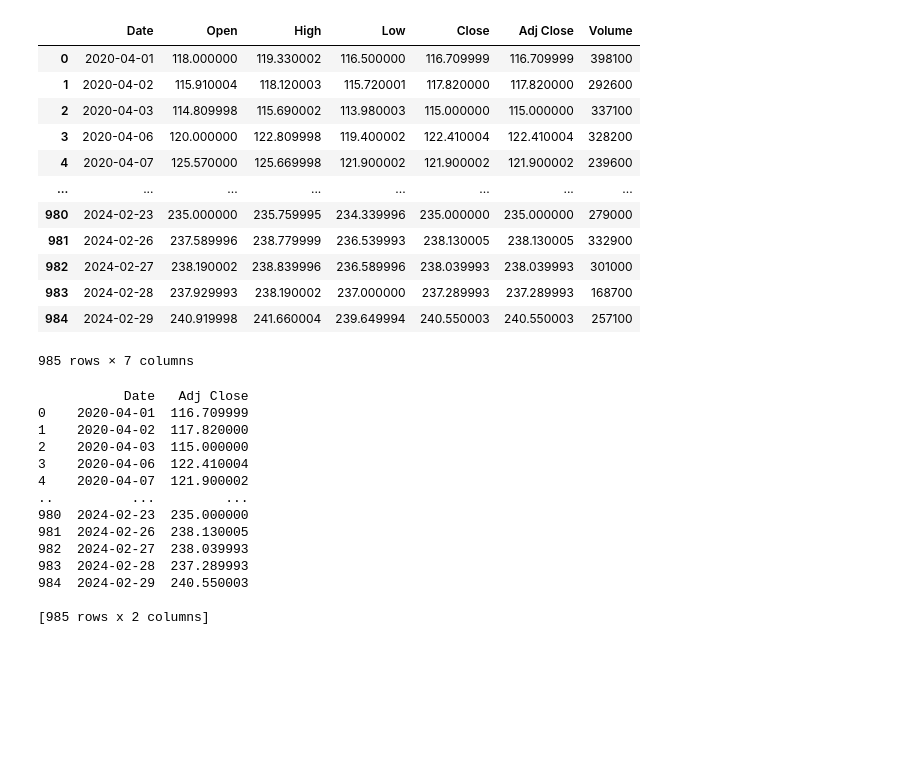
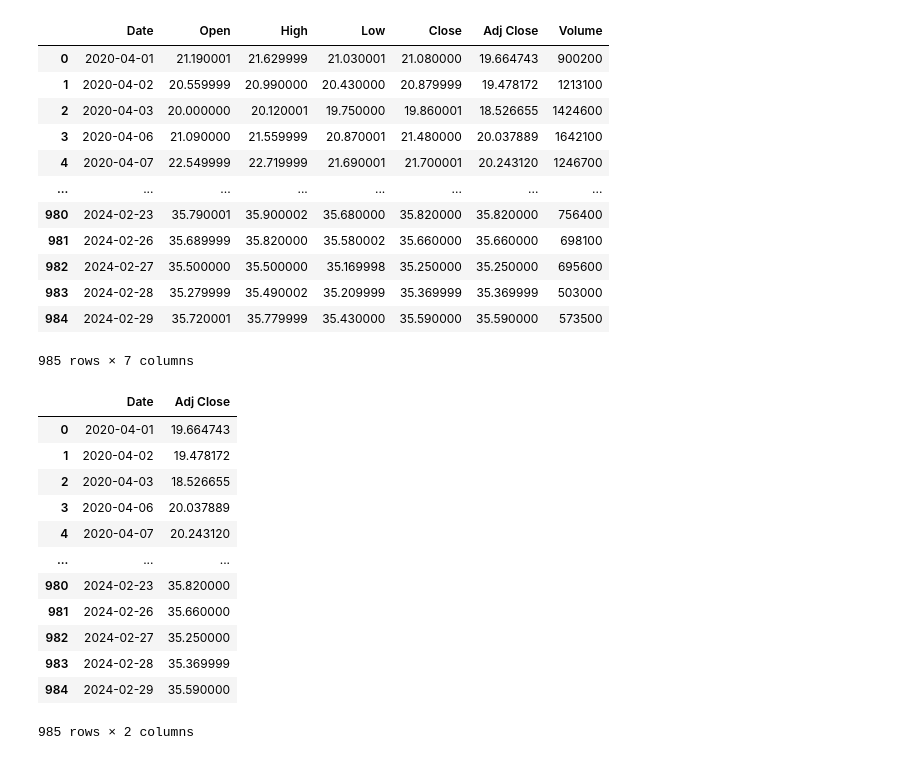
Before and after one commit to JuanDeutsch/IO, a Jupyter notebook: ENTERGA2/Toyota_case2.ipynb, the cells around one changed output. Drawn from its saved outputs; the diff is of its cells as text; code cells hidden in the pictures; blank space fills up the shorter version.

```diff
--- a/ENTERGA2/Toyota_case2.ipynb
+++ b/ENTERGA2/Toyota_case2.ipynb
@@ -7,36 +17,37 @@ import matplotlib.pyplot as plt
-# %%
-tdf = pd.read_csv('TM (2).csv')
-tdf
-# %% [output]
-|  | Date | Open | High | Low | Close | Adj Close | Volume |
-| 0 | 2020-04-01 | 118.000000 | 119.330002 | 116.500000 | 116.709999 | 116.709999 | 398100 |
-| 1 | 2020-04-02 | 115.910004 | 118.120003 | 115.720001 | 117.820000 | 117.820000 | 292600 |
-| 2 | 2020-04-03 | 114.809998 | 115.690002 | 113.980003 | 115.000000 | 115.000000 | 337100 |
-| 3 | 2020-04-06 | 120.000000 | 122.809998 | 119.400002 | 122.410004 | 122.410004 | 328200 |
-| 4 | 2020-04-07 | 125.570000 | 125.669998 | 121.900002 | 121.900002 | 121.900002 | 239600 |
-| ... | ... | ... | ... | ... | ... | ... | ... |
-| 980 | 2024-02-23 | 235.000000 | 235.759995 | 234.339996 | 235.000000 | 235.000000 | 279000 |
-| 981 | 2024-02-26 | 237.589996 | 238.779999 | 236.539993 | 238.130005 | 238.130005 | 332900 |
-| 982 | 2024-02-27 | 238.190002 | 238.839996 | 236.589996 | 238.039993 | 238.039993 | 301000 |
-| 983 | 2024-02-28 | 237.929993 | 238.190002 | 237.000000 | 237.289993 | 237.289993 | 168700 |
-| 984 | 2024-02-29 | 240.919998 | 241.660004 | 239.649994 | 240.550003 | 240.550003 | 257100 |
-985 rows × 7 columns
+# %%
+#SE IMPORTA EL CSV
+toyota_data = pd.read_csv('Honda2.csv')
+toyota_data
+# %% [output]
+|  | Date | Open | High | Low | Close | Adj Close | Volume |
+| 0 | 2020-04-01 | 21.190001 | 21.629999 | 21.030001 | 21.080000 | 19.664743 | 900200 |
+| 1 | 2020-04-02 | 20.559999 | 20.990000 | 20.430000 | 20.879999 | 19.478172 | 1213100 |
+| 2 | 2020-04-03 | 20.000000 | 20.120001 | 19.750000 | 19.860001 | 18.526655 | 1424600 |
+| 3 | 2020-04-06 | 21.090000 | 21.559999 | 20.870001 | 21.480000 | 20.037889 | 1642100 |
+| 4 | 2020-04-07 | 22.549999 | 22.719999 | 21.690001 | 21.700001 | 20.243120 | 1246700 |
+| ... | ... | ... | ... | ... | ... | ... | ... |
+| 980 | 2024-02-23 | 35.790001 | 35.900002 | 35.680000 | 35.820000 | 35.820000 | 756400 |
+| 981 | 2024-02-26 | 35.689999 | 35.820000 | 35.580002 | 35.660000 | 35.660000 | 698100 |
+| 982 | 2024-02-27 | 35.500000 | 35.500000 | 35.169998 | 35.250000 | 35.250000 | 695600 |
+| 983 | 2024-02-28 | 35.279999 | 35.490002 | 35.209999 | 35.369999 | 35.369999 | 503000 |
+| 984 | 2024-02-29 | 35.720001 | 35.779999 | 35.430000 | 35.590000 | 35.590000 | 573500 |
+985 rows × 7 columns
 # %%
-toyota_data = tdf.drop(columns=['Open', 'High', 'Low', 'Close','Volume'])
-print(toyota_data)
+#SE BORRAN LAS COLUMNAS QUE NO SE USARAN
+toyota_data = toyota_data.drop(columns=['Open', 'High', 'Low', 'Close','Volume'])
+toyota_data
 # %% [output]
+|  | Date | Adj Close |
+| 0 | 2020-04-01 | 19.664743 |
+| 1 | 2020-04-02 | 19.478172 |
+| 2 | 2020-04-03 | 18.526655 |
+| 3 | 2020-04-06 | 20.037889 |
+| 4 | 2020-04-07 | 20.243120 |
+| ... | ... | ... |
+| 980 | 2024-02-23 | 35.820000 |
+| 981 | 2024-02-26 | 35.660000 |
+| 982 | 2024-02-27 | 35.250000 |
+| 983 | 2024-02-28 | 35.369999 |
+| 984 | 2024-02-29 | 35.590000 |
-           Date   Adj Close
-0    2020-04-01  116.709999
-1    2020-04-02  117.820000
-2    2020-04-03  115.000000
-3    2020-04-06  122.410004
-4    2020-04-07  121.900002
-..          ...         ...
-980  2024-02-23  235.000000
-981  2024-02-26  238.130005
-982  2024-02-27  238.039993
-983  2024-02-28  237.289993
-984  2024-02-29  240.550003
-
-[985 rows x 2 columns]
+985 rows × 2 columns
 # %%
```
Also changed, not shown: parts of 7 cells of this notebook.
